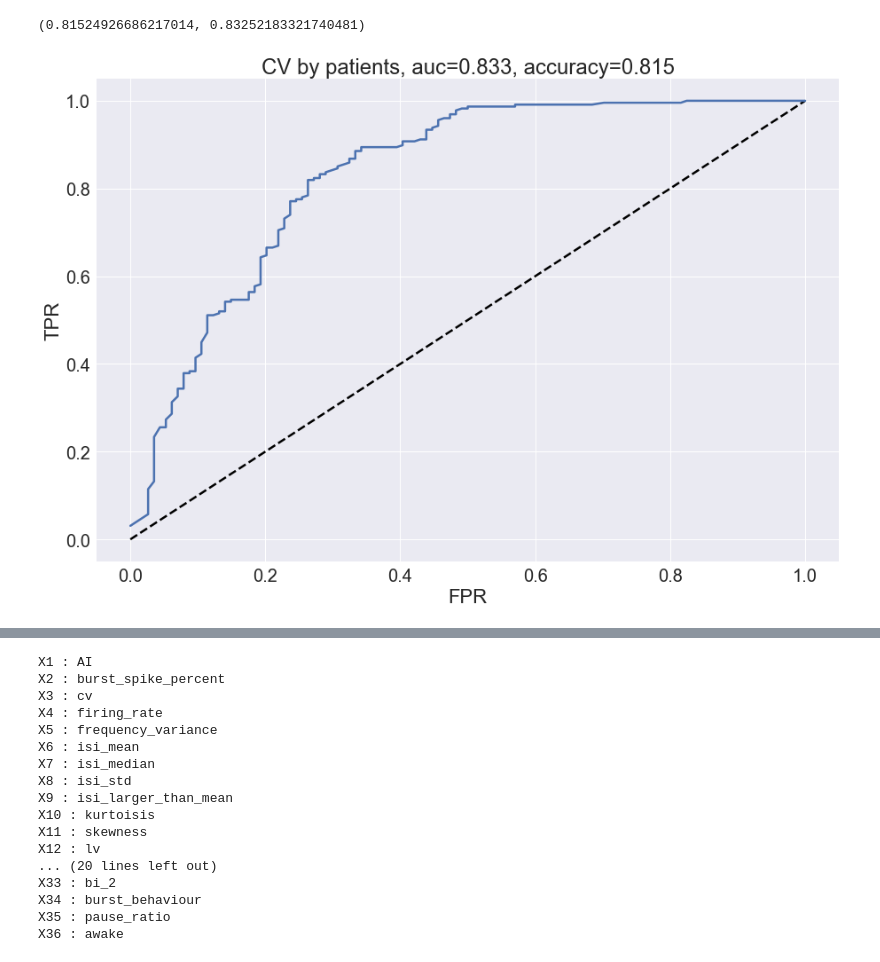
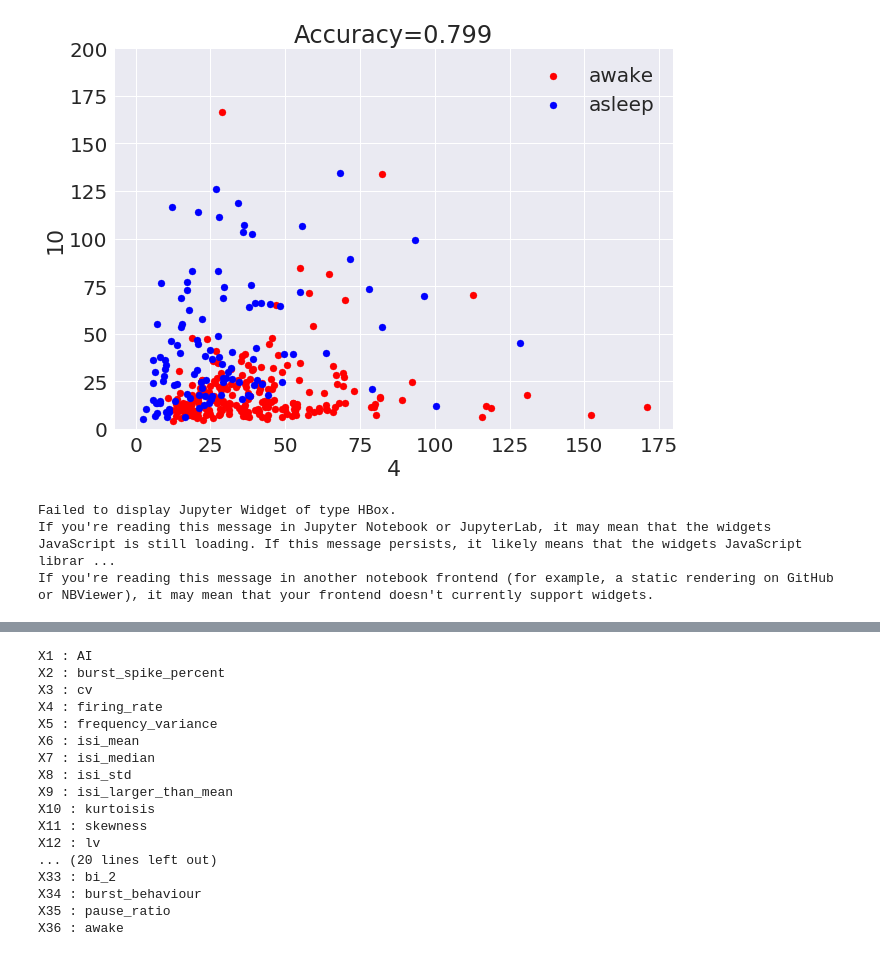
Before and after one commit to Vlad0922/neurophysiology, a Jupyter notebook: awake_vs_sleep/compare_sleep_spontan.ipynb, the cells around one changed output, grey strips where cells are left out. Cells and saved outputs as stored; diff of their text form; code cells hidden in the pictures.

```diff
--- a/awake_vs_sleep/compare_sleep_spontan.ipynb
+++ b/awake_vs_sleep/compare_sleep_spontan.ipynb
@@ -337,8 +326,33 @@ X25
+# %%
+y_awake = np.where(y == 1)
+y_asleep = np.where(y == 0)
+
+for p, s in pair_scores[:1]:
+    X_curr = X[p]
+
+    X_curr_awake = X_curr.iloc[y_awake].as_matrix()
+    X_curr_asleep = X_curr.iloc[y_asleep].as_matrix()
+
+    model = LogisticRegression()
+    model.fit(X_curr, y)
+
+    a, b = model.coef_[0][0], model.coef_[0][1]
+
+    plt.figure(figsize=(10, 7))
+    plt.scatter(X_curr_awake[:, 0], X_curr_awake[:, 1], color='red', label='awake')
+    plt.scatter(X_curr_asleep[:, 0], X_curr_asleep[:, 1], color='blue', label='asleep')
+
+    plt.xlabel(p[0])
+    plt.ylabel(p[1])
+    plt.ylim([0, 200])
+    plt.title('Accuracy={}'.format(round(s, 3)))
+    plt.legend()
+# %% [output]
+[figure, added]
 # %%
 trials = Trials()
-best_params_all = optimize(X, y, patients, trials, cv_type='patient', model_type='rf', metric='auc', max_evals=250)
-
-patient_cv(X, y, patients, 'rf', best_params_all)
+best_params_pat = optimize(X, y, patients, trials, cv_type='patient', model_type='rf')
 # %% [output]
-(0.81524926686217014, 0.83252183321740481)
+Failed to display Jupyter Widget of type HBox.
+If you're reading this message in Jupyter Notebook or JupyterLab, it may mean that the widgets JavaScript is still loading. If this message persists, it likely means that the widgets JavaScript librar ...
+If you're reading this message in another notebook frontend (for example, a static rendering on GitHub or NBViewer), it may mean that your frontend doesn't currently support widgets.
-[figure, removed]
```
Also changed, not shown: parts of 33 cells of this notebook.
